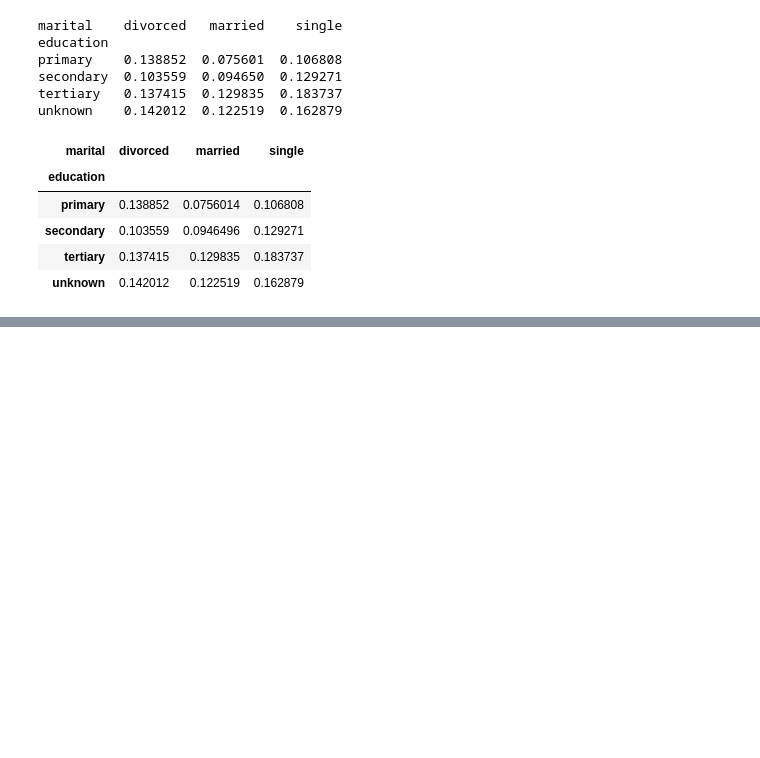
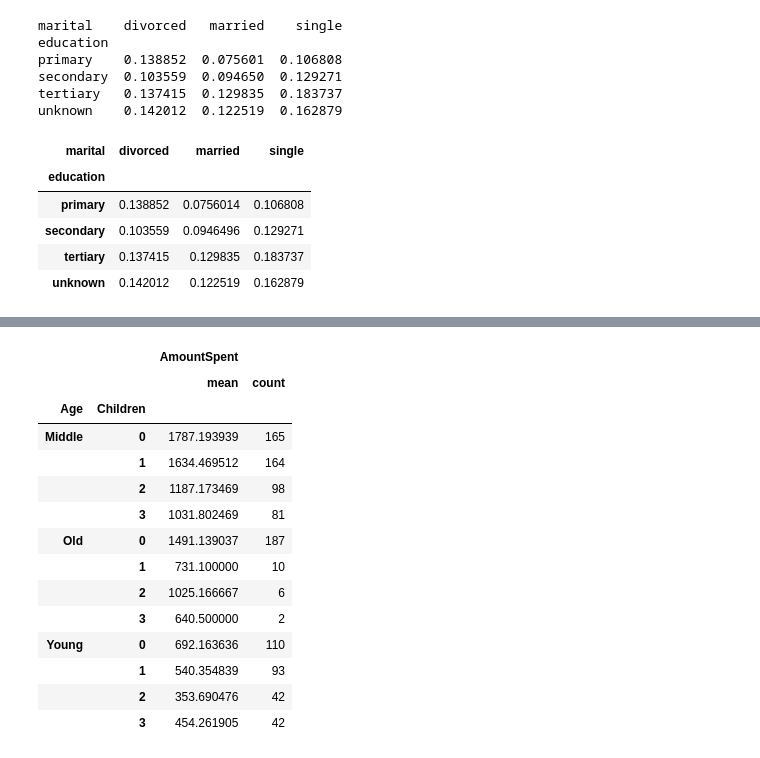
Before and after one commit to gonzalo71/TestGit, a Jupyter notebook: Eda_marketing.ipynb, the cells around one changed output, grey strips where cells are left out. Cells and saved outputs as stored; diff of their text form; code cells hidden in the pictures; blank space fills up the shorter version.

```diff
--- a/Eda_marketing.ipynb
+++ b/Eda_marketing.ipynb
@@ -256,0 +349,19 @@ pd.pivot_table(data=data,index="education",columns="marital",values="response_ra
+# %%
+#The correlation matrix shows a negative correlation between the number of children and spent amount. Thus, we expect to see a decreasing spent amount as the number of children increases.
+df[["Age","AmountSpent","Children"]].groupby(["Age","Children"]).agg(["mean","count"])
+# %% [output]
+|  |  | AmountSpent |  |
+|  |  | mean | count |
+| Age | Children |  |  |
+| Middle | 0 | 1787.193939 | 165 |
+|  | 1 | 1634.469512 | 164 |
+|  | 2 | 1187.173469 | 98 |
+|  | 3 | 1031.802469 | 81 |
+| Old | 0 | 1491.139037 | 187 |
+|  | 1 | 731.100000 | 10 |
+|  | 2 | 1025.166667 | 6 |
+|  | 3 | 640.500000 | 2 |
+| Young | 0 | 692.163636 | 110 |
+|  | 1 | 540.354839 | 93 |
+|  | 2 | 353.690476 | 42 |
+|  | 3 | 454.261905 | 42 |
```
Also changed, not shown: parts of 24 cells of this notebook.
